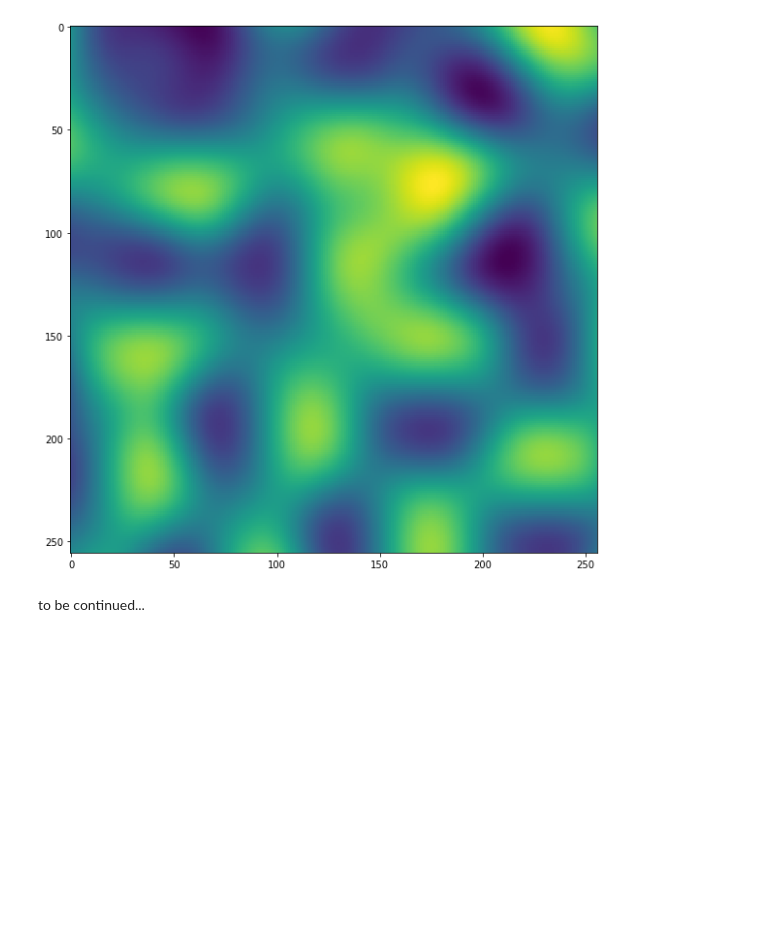
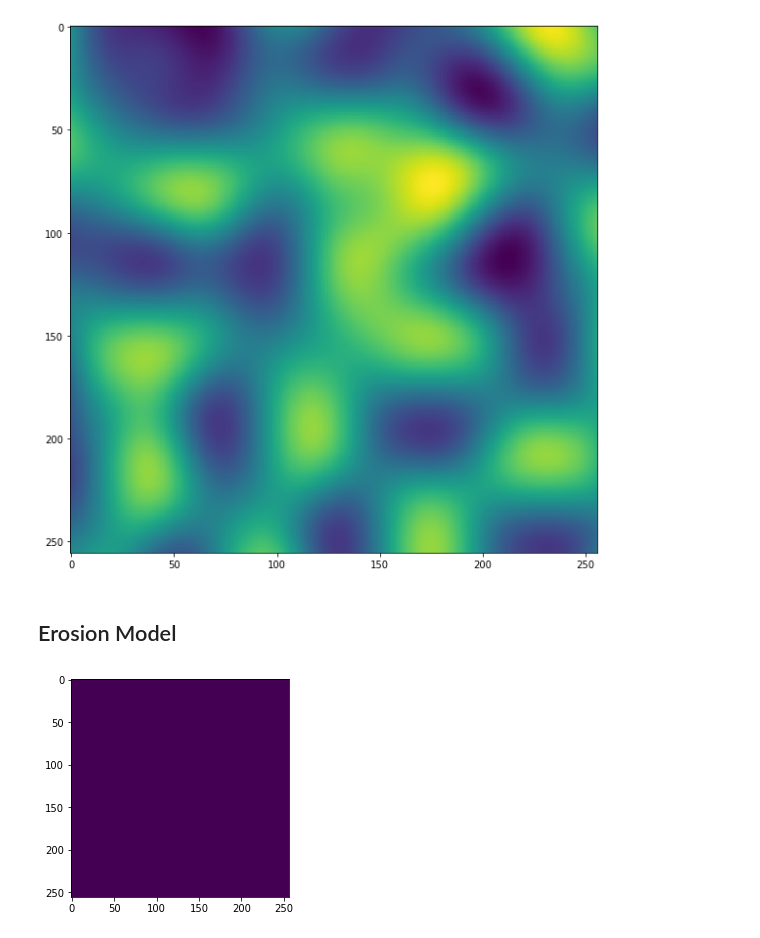
Before and after one commit to fletchgraham/terrain, a Jupyter notebook: hydraulic_erosion.ipynb, the cells around one changed output. Saved outputs shown, nothing was run; the diff lists cells and outputs as text; code cells hidden in the pictures; blank space fills up the shorter version.

Commit message:
make a variable up top for size. make a blank array for water height.

```diff
--- a/hydraulic_erosion.ipynb
+++ b/hydraulic_erosion.ipynb
@@ -19,9 +19,11 @@ from matplotlib import pyplot as plt
 
 Before I dive into the erosion model, I want to start by generating a height map to erode. I'll put these noise values into a 2D numpy array.
 # %%
+SIZE = 256
+
 terrain_height = [
-    [noise.snoise2(x/100, y/100) for x in range(256)]
-    for y in range(256)
+    [noise.snoise2(x/100, y/100) for x in range(SIZE)]
+    for y in range(SIZE)
 ]
 
 terrain_height = np.array(terrain_height)
@@ -35,5 +37,12 @@ plt.imshow(terrain_height)
 plt.show()
 # %% [output]
 [figure]
-# %% [markdown]
-to be continued...
+# %% [markdown]
+## Erosion Model
+# %%
+water_height = [[0 for x in range(SIZE)] for y in range(SIZE)]
+# %%
+plt.imshow(water_height)
+plt.show()
+# %% [output]
+[figure, added]
```
